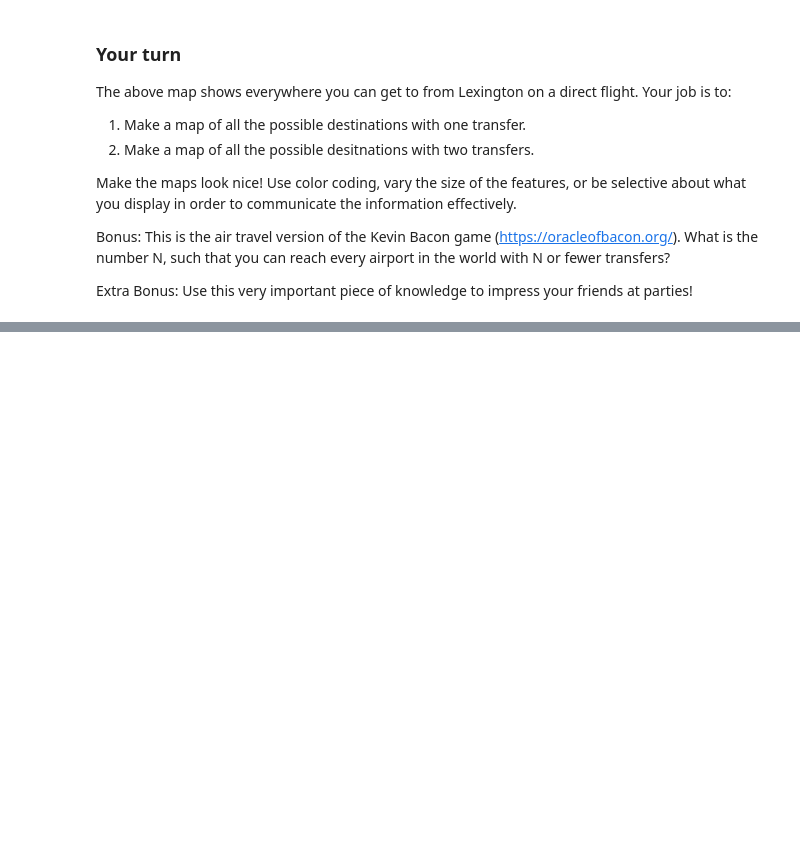
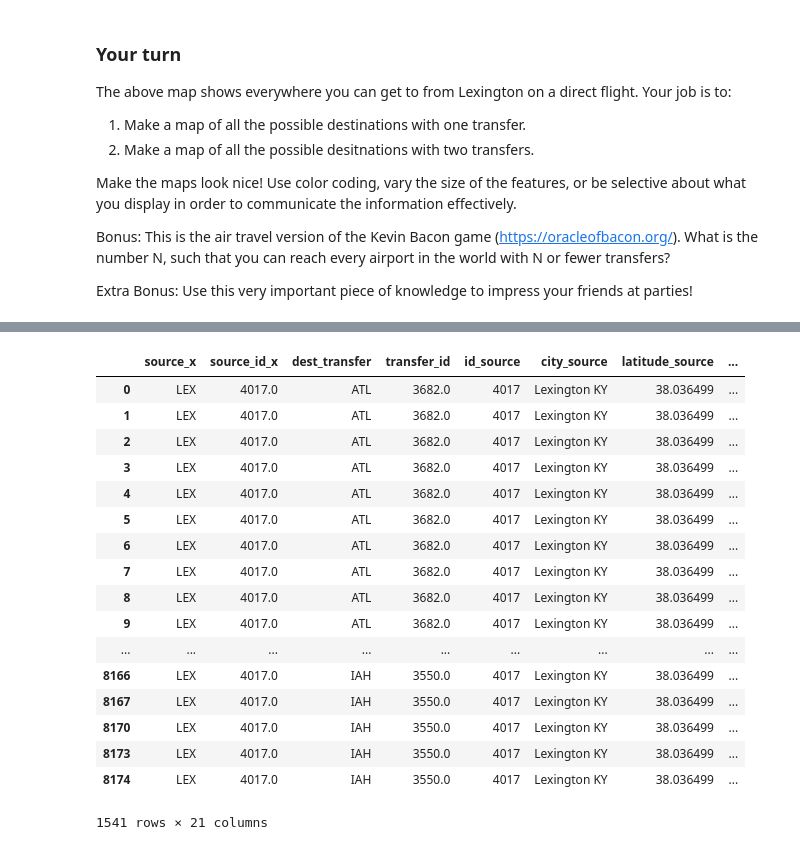
Before and after one commit to jpmu234/ce599, a Jupyter notebook: 08-Mapping/interactive-mapping.ipynb, the cells around one changed output, grey strips where cells are left out. Cells and saved outputs as stored; diff of their text form; code cells hidden in the pictures; blank space fills up the shorter version.

```diff
--- a/08-Mapping/interactive-mapping.ipynb
+++ b/08-Mapping/interactive-mapping.ipynb
@@ -376,0 +449,8 @@ Extra Bonus: Use this very important piece of knowledge to impress your friends
+# %%
+#now merge it with airports again, this time with dest_id and id.
+lex_origin=pd.merge(lex_origin,airports_cleaned,
+                    left_on='dest_id', right_on='id',
+                    how='left',
+                    suffixes=['_source','_trns'])
+# %%
+lex_origin = lex_origin.rename(columns={'dest': 'dest_transfer','dest_id':'transfer_id'})
@@ -376,0 +474,4 @@ Extra Bonus: Use this very important piece of knowledge to impress your friends
+# %%
+lex_transfer_dest=pd.merge(lex_origin,routes_cleaned,
+                    left_on='transfer_id', right_on='source_id',how='inner',
+                    )
@@ -376,0 +520,2 @@ Extra Bonus: Use this very important piece of knowledge to impress your friends
+# %%
+dataframe_final=pd.merge(lex_transfer_dest,airports_cleaned,left_on='dest_id',right_on='id',how='left')
@@ -376,0 +542,23 @@ Extra Bonus: Use this very important piece of knowledge to impress your friends
+# %%
+lex_routes_final = dataframe_final.drop_duplicates(subset=['source_x', 'dest_transfer','dest'])
+lex_routes_final.dropna() #delete all rows that have any NaN value
+lex_routes_final
+# %% [output]
+|  | source_x | source_id_x | dest_transfer | transfer_id | id_source | city_source | latitude_source | ... |
+| 0 | LEX | 4017.0 | ATL | 3682.0 | 4017 | Lexington KY | 38.036499 | ... |
+| 1 | LEX | 4017.0 | ATL | 3682.0 | 4017 | Lexington KY | 38.036499 | ... |
+| 2 | LEX | 4017.0 | ATL | 3682.0 | 4017 | Lexington KY | 38.036499 | ... |
+| 3 | LEX | 4017.0 | ATL | 3682.0 | 4017 | Lexington KY | 38.036499 | ... |
+| 4 | LEX | 4017.0 | ATL | 3682.0 | 4017 | Lexington KY | 38.036499 | ... |
+| 5 | LEX | 4017.0 | ATL | 3682.0 | 4017 | Lexington KY | 38.036499 | ... |
+| 6 | LEX | 4017.0 | ATL | 3682.0 | 4017 | Lexington KY | 38.036499 | ... |
+| 7 | LEX | 4017.0 | ATL | 3682.0 | 4017 | Lexington KY | 38.036499 | ... |
+| 8 | LEX | 4017.0 | ATL | 3682.0 | 4017 | Lexington KY | 38.036499 | ... |
+| 9 | LEX | 4017.0 | ATL | 3682.0 | 4017 | Lexington KY | 38.036499 | ... |
+| ... | ... | ... | ... | ... | ... | ... | ... | ... |
+| 8166 | LEX | 4017.0 | IAH | 3550.0 | 4017 | Lexington KY | 38.036499 | ... |
+| 8167 | LEX | 4017.0 | IAH | 3550.0 | 4017 | Lexington KY | 38.036499 | ... |
+| 8170 | LEX | 4017.0 | IAH | 3550.0 | 4017 | Lexington KY | 38.036499 | ... |
+| 8173 | LEX | 4017.0 | IAH | 3550.0 | 4017 | Lexington KY | 38.036499 | ... |
+| 8174 | LEX | 4017.0 | IAH | 3550.0 | 4017 | Lexington KY | 38.036499 | ... |
+1541 rows × 21 columns
```
Also changed, not shown: parts of 17 cells of this notebook, 12 other files.
